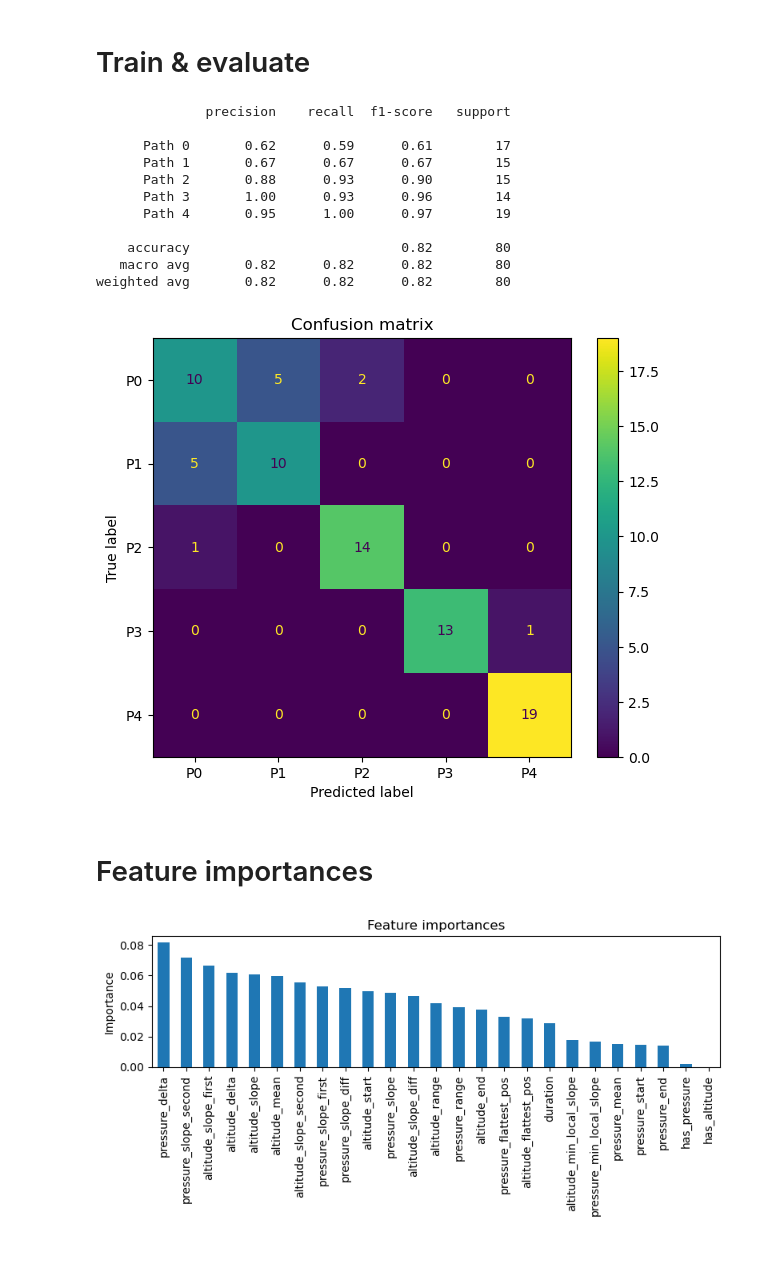
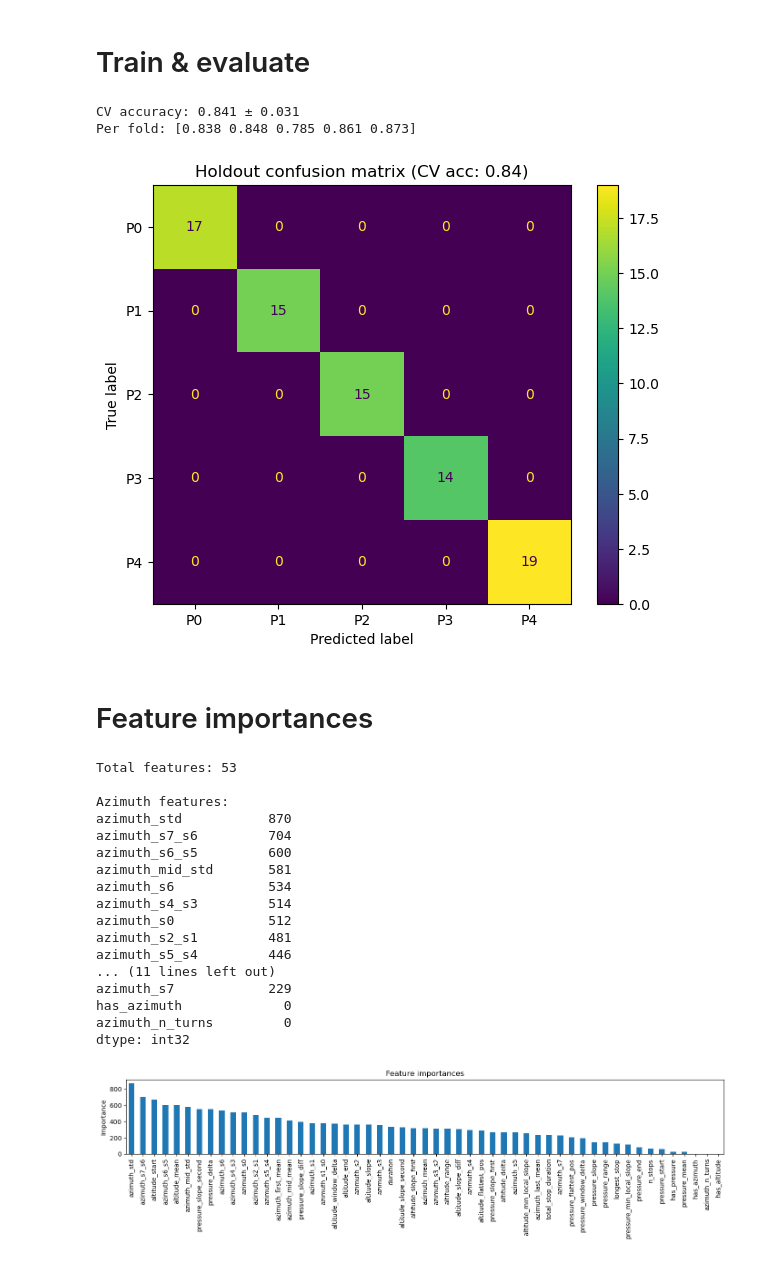
Before and after one commit to groggero/Mobile-Health, a Jupyter notebook: path_classification.ipynb, the cells around one changed output. Saved outputs shown, nothing was run; the diff lists cells and outputs as text; code cells hidden in the pictures.

Commit message:
Improve path classification: LightGBM + azimuth features

```diff
--- a/path_classification.ipynb
+++ b/path_classification.ipynb
@@ -182,45 +256,72 @@ Train: 316  Test: 80
 # %% [markdown]
 # Train & evaluate
 # %%
-model = Pipeline([
+from sklearn.model_selection import StratifiedKFold, cross_val_score
+from lightgbm import LGBMClassifier
+
+pipeline = Pipeline([
     ('imputer', SimpleImputer(strategy='median')),
-    ('clf', RandomForestClassifier(n_estimators=200, random_state=42)),
+    ('clf', LGBMClassifier(
+        n_estimators=500,
+        learning_rate=0.05,
+        max_depth=6,
+        num_leaves=63,
+        random_state=42,
+        verbose=-1,
+    )),
 ])
 
-model.fit(X_train, y_train)
+cv = StratifiedKFold(n_splits=5, shuffle=True, random_state=42)
+cv_scores = cross_val_score(pipeline, X, labels, cv=cv, scoring='accuracy')
+print(f"CV accuracy: {cv_scores.mean():.3f} ± {cv_scores.std():.3f}")
+print(f"Per fold: {cv_scores.round(3)}")
+
+# Train final model on ALL data for submission
+model = pipeline.fit(X, labels)
+
+# Confusion matrix on holdout
 y_pred = model.predict(X_test)
-
-print(classification_report(y_test, y_pred, target_names=[f'Path {i}' for i in range(5)]))
-
 fig, ax = plt.subplots(figsize=(6, 5))
 ConfusionMatrixDisplay(confusion_matrix(y_test, y_pred), display_labels=[f'P{i}' for i in range(5)]).plot(ax=ax)
-plt.title('Confusion matrix')
+plt.title(f'Holdout confusion matrix (CV acc: {cv_scores.mean():.2f})')
 plt.tight_layout()
 plt.show()
 # %% [output]
-              precision    recall  f1-score   support
-
-      Path 0       0.62      0.59      0.61        17
-      Path 1       0.67      0.67      0.67        15
-      Path 2       0.88      0.93      0.90        15
-      Path 3       1.00      0.93      0.96        14
-      Path 4       0.95      1.00      0.97        19
-
-    accuracy                           0.82        80
-   macro avg       0.82      0.82      0.82        80
-weighted avg       0.82      0.82      0.82        80
+CV accuracy: 0.841 ± 0.031
+Per fold: [0.838 0.848 0.785 0.861 0.873]
-[figure, old version]
+[figure, new version]
 # %% [markdown]
 # Feature importances
 # %%
 importances = model.named_steps['clf'].feature_importances_
 feat_df = pd.Series(importances, index=X.columns).sort_values(ascending=False)
 
-fig, ax = plt.subplots(figsize=(8, 4))
+print(f"Total features: {len(feat_df)}")
+print("\nAzimuth features:")
+print(feat_df[feat_df.index.str.contains('azimuth|has_azimuth', na=False)])
+
+fig, ax = plt.subplots(figsize=(14, 4))
 feat_df.plot(kind='bar', ax=ax)
 ax.set_title('Feature importances')
 ax.set_ylabel('Importance')
 plt.tight_layout()
 plt.show()
 # %% [output]
+Total features: 53
+
+Azimuth features:
+azimuth_std           870
+azimuth_s7_s6         704
+azimuth_s6_s5         600
+azimuth_mid_std       581
+azimuth_s6            534
+azimuth_s4_s3         514
+azimuth_s0            512
+azimuth_s2_s1         481
+azimuth_s5_s4         446
+... (11 lines left out)
+azimuth_s7            229
+has_azimuth             0
+azimuth_n_turns         0
+dtype: int32
-[figure, old version]
+[figure, new version]
```
Also changed, not shown: parts of 8 cells of this notebook.
